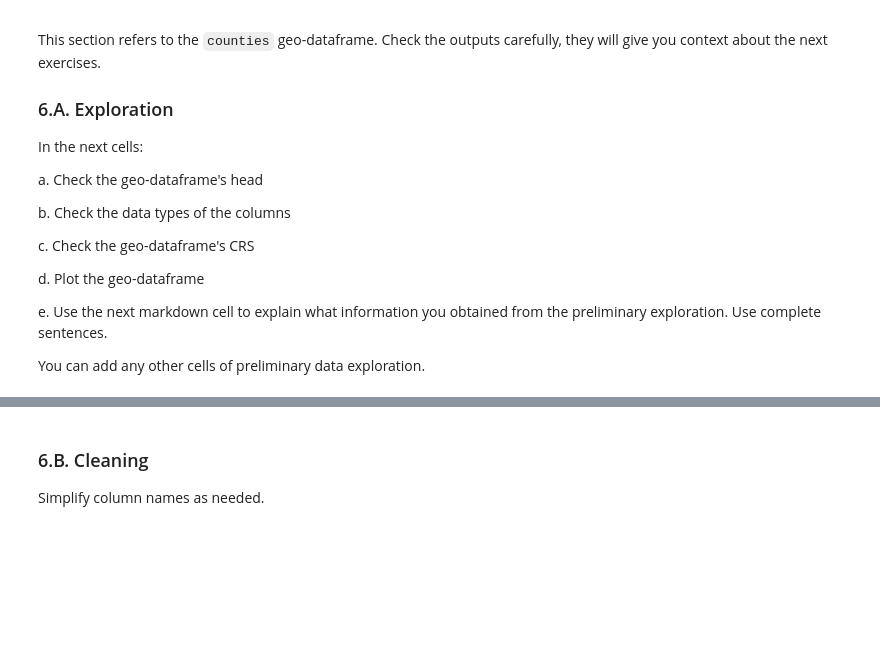
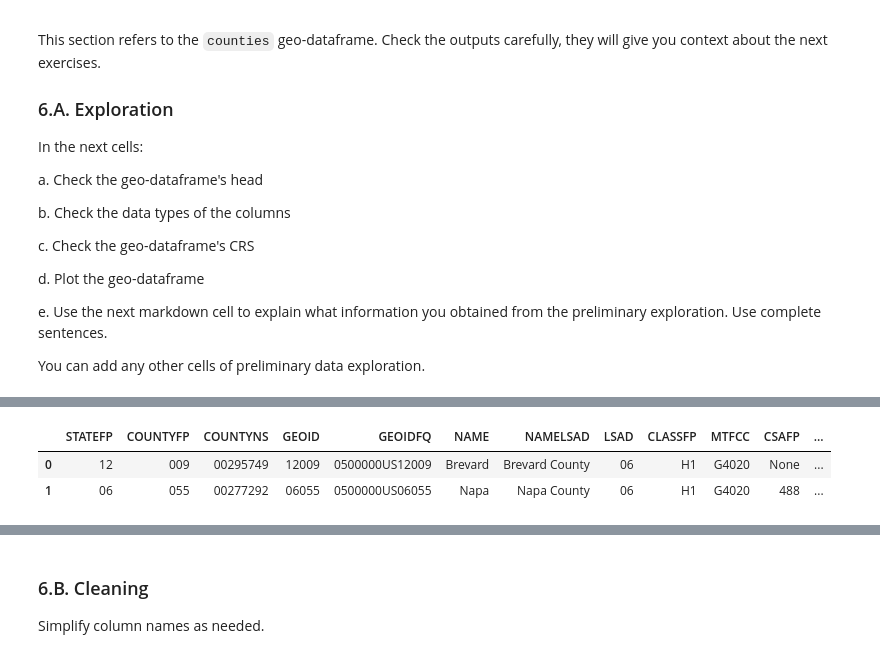
Before and after one commit to eowen19/eds220-hwk3, a Jupyter notebook: hwk3-task2-spills.ipynb, the cells around one changed output, grey strips where cells are left out. Saved outputs shown, nothing was run; the diff lists cells and outputs as text; code cells hidden in the pictures; blank space fills up the shorter version.

```diff
--- a/hwk3-task2-spills.ipynb
+++ b/hwk3-task2-spills.ipynb
@@ -322,0 +348,7 @@ _Type your answer here, replacing this text._
+# %%
+# Use head() to view the counties dataframe
+counties.head(2)
+# %% [output]
+|  | STATEFP | COUNTYFP | COUNTYNS | GEOID | GEOIDFQ | NAME | NAMELSAD | LSAD | CLASSFP | MTFCC | CSAFP | ... |
+| 0 | 12 | 009 | 00295749 | 12009 | 0500000US12009 | Brevard | Brevard County | 06 | H1 | G4020 | None | ... |
+| 1 | 06 | 055 | 00277292 | 06055 | 0500000US06055 | Napa | Napa County | 06 | H1 | G4020 | 488 | ... |
```
Also changed, not shown: parts of 24 cells of this notebook.
